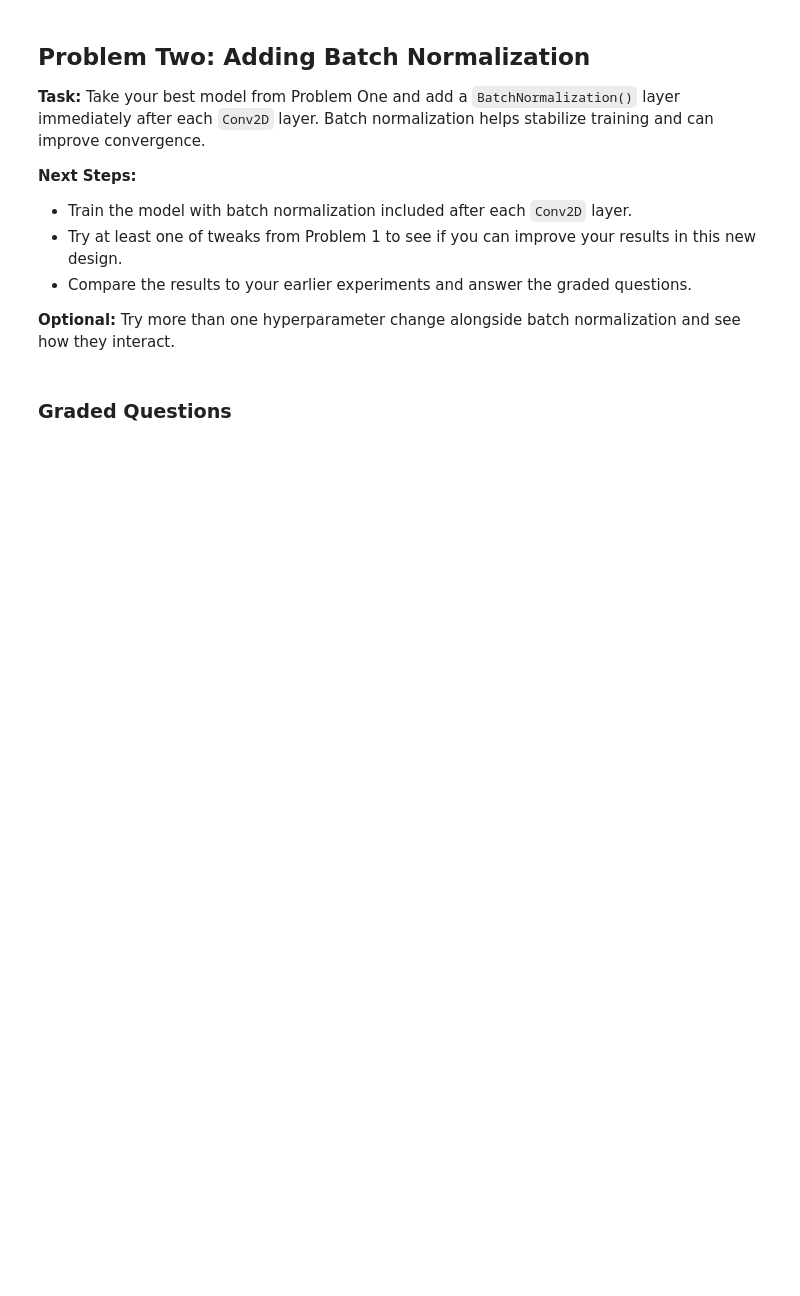
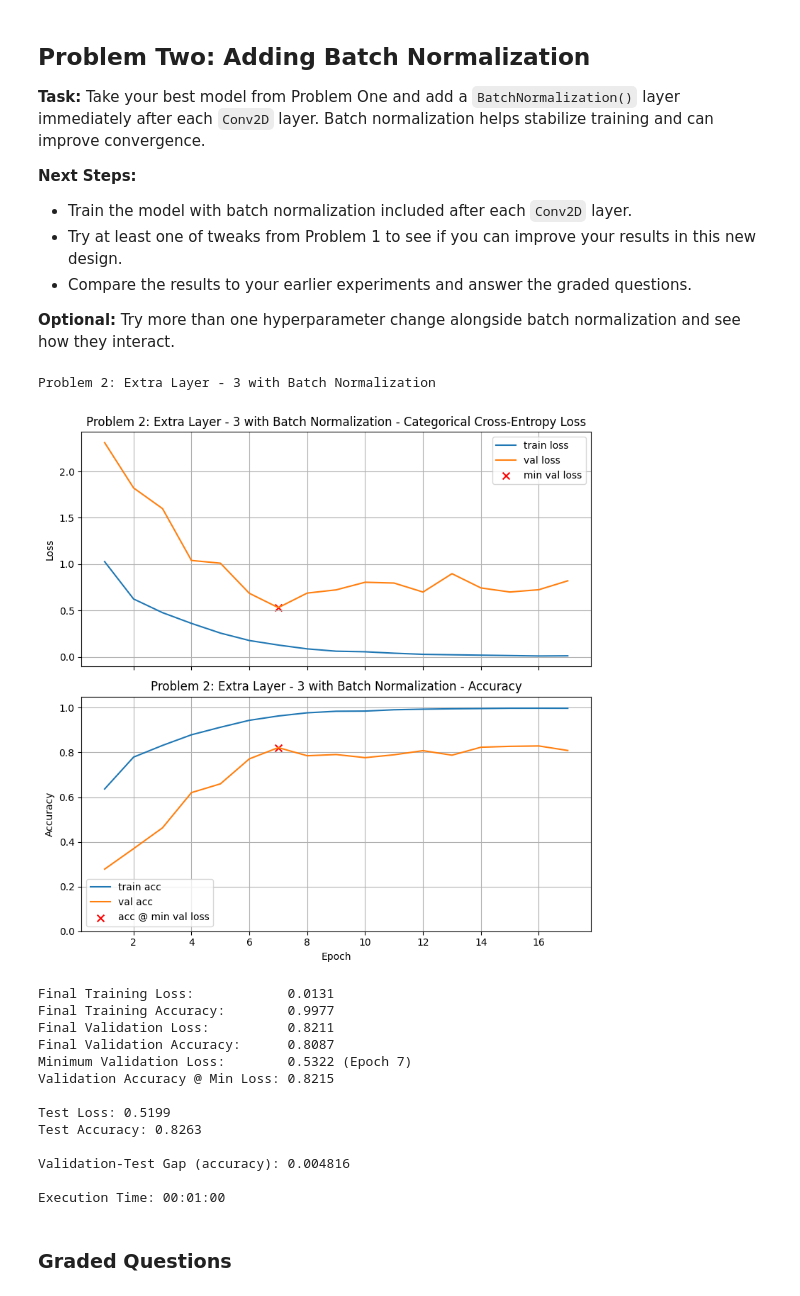
Before and after one commit to johnsahn2002/homework_04_amlai, a Jupyter notebook: Homework_04.ipynb, the cells around one changed output. Drawn from its saved outputs; the diff is of its cells as text; code cells hidden in the pictures; blank space fills up the shorter version.

```diff
--- a/Homework_04.ipynb
+++ b/Homework_04.ipynb
@@ -404,6 +524,46 @@ Take your best model from Problem One and add a `BatchNormalization()` layer imm
 Try more than one hyperparameter change alongside batch normalization and see how they interact.
 # %%
 # Your code here, add additional cells if you wish
+
+model_baseline= models.Sequential([
+    Input(shape=X_train.shape[1:]),
+
+    Conv2D(32, (3,3), activation="relu", kernel_initializer=he, padding="same"),
+    BatchNormalization(),
+    MaxPooling2D(2),
+
+    Conv2D(64, (3,3), activation="relu", kernel_initializer=he, padding="same"),
+    BatchNormalization(),
+    MaxPooling2D(2),
+
+    Conv2D(128, (3,3), activation="relu", kernel_initializer=he, padding="same"),
+    BatchNormalization(),
+    MaxPooling2D(2),
+
+    Flatten(),
+    Dense(64, activation="relu",kernel_initializer=he),
+    BatchNormalization(),
+    Dropout(0.5),
+    Dense(num_classes, activation="softmax")
+])
+
+train_and_test(model_baseline,title="Problem 2: Extra Layer - 3 with Batch Normalization")
+# %% [output]
+Problem 2: Extra Layer - 3 with Batch Normalization
+[figure, added]
+Final Training Loss:            0.0131
+Final Training Accuracy:        0.9977
+Final Validation Loss:          0.8211
+Final Validation Accuracy:      0.8087
+Minimum Validation Loss:        0.5322 (Epoch 7)
+Validation Accuracy @ Min Loss: 0.8215
+
+Test Loss: 0.5199
+Test Accuracy: 0.8263
+
+Validation-Test Gap (accuracy): 0.004816
+
+Execution Time: 00:01:00
 # %% [markdown]
 ### Graded Questions
 # %%
```
Also changed, not shown: parts of 36 cells of this notebook.
